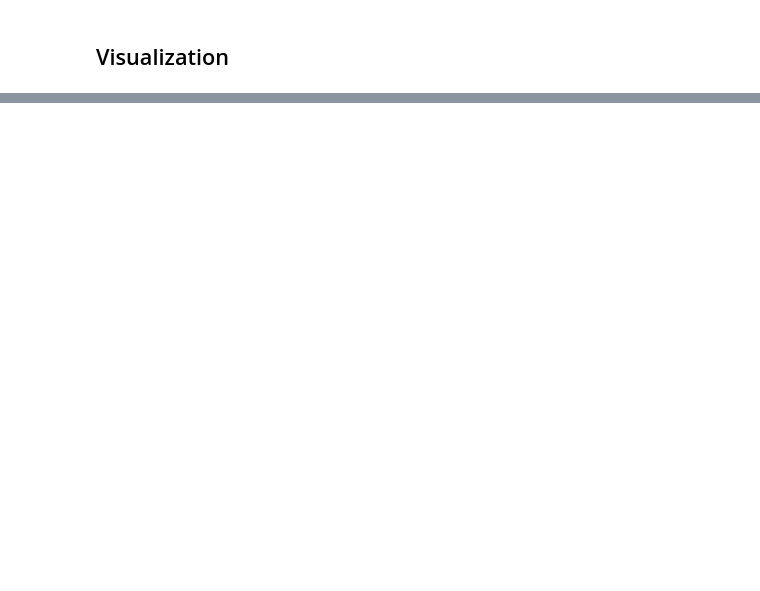
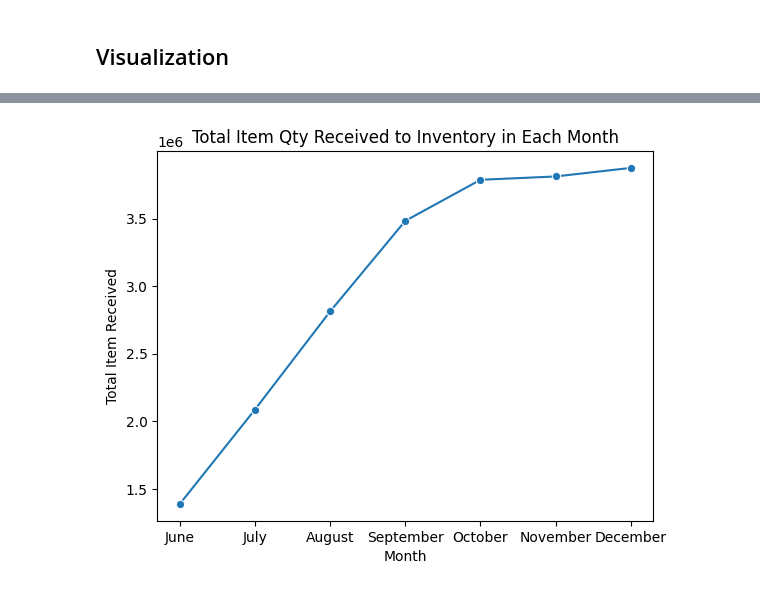
Before and after one commit to Prabhiraj-P/Data-Analytics-Assignment, a Jupyter notebook: code.ipynb, the cells around one changed output, grey strips where cells are left out. Saved outputs shown, nothing was run; the diff lists cells and outputs as text; code cells hidden in the pictures; blank space fills up the shorter version.

Commit message:
visualisation added

```diff
--- a/code.ipynb
+++ b/code.ipynb
@@ -81,0 +80,7 @@ Error:
+# %%
+month_total=Inventory_Receive_sum=df_merged.groupby('Month')['Total Item Qty'].sum()
+# %%
+Inventory_sum=df_x['Inventory'].sum()
+month_total[6]=Inventory_sum
+month_total=month_total.sort_index(ascending=True)
+month_total=pd.DataFrame(month_total)
@@ -81,0 +99,16 @@ Error:
+# %%
+item_recived=month_total
+# %%
+month_names = [calendar.month_name[i] for i in range(6, 13)]
+# %%
+
+sns.lineplot(x=month_names, y=item_recived['Total Item Qty'], marker='o')
+
+plt.xlabel('Month')
+plt.ylabel('Total Item Received')
+plt.title('Total Item Qty Received to Inventory in Each Month')
+
+# Show the plot
+plt.show()
+# %% [output]
+[figure, added]
```
Also changed, not shown: parts of 17 cells of this notebook.
